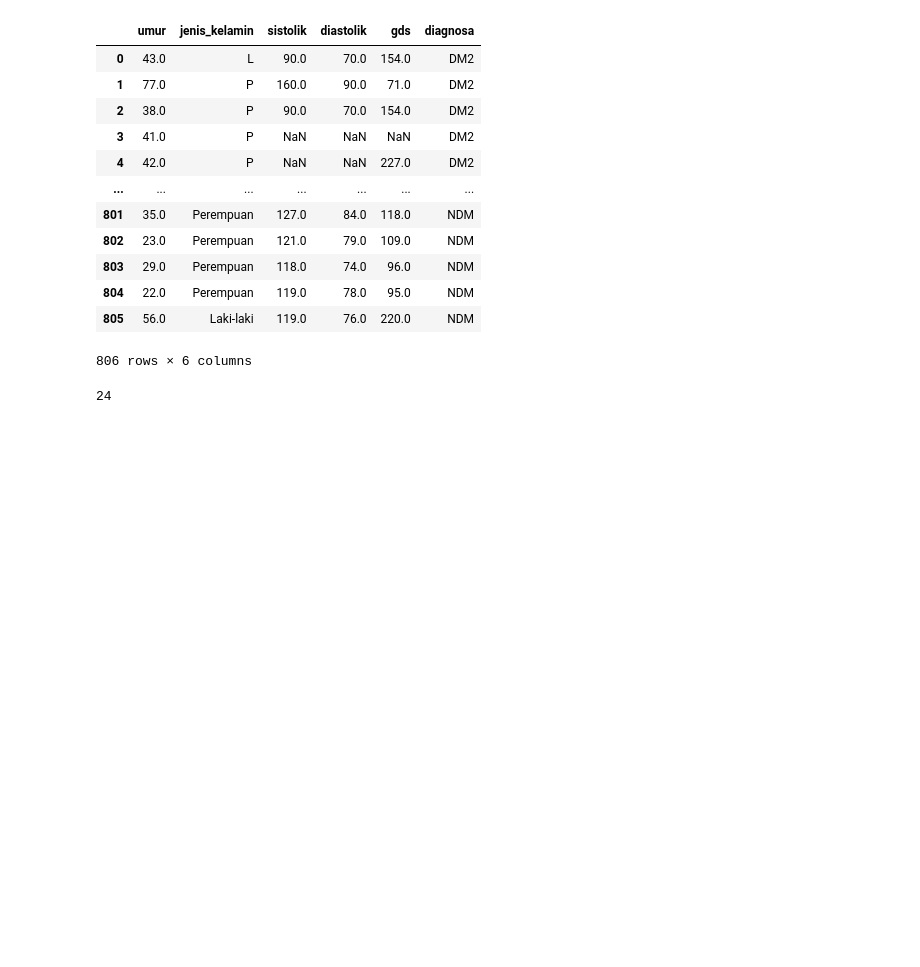
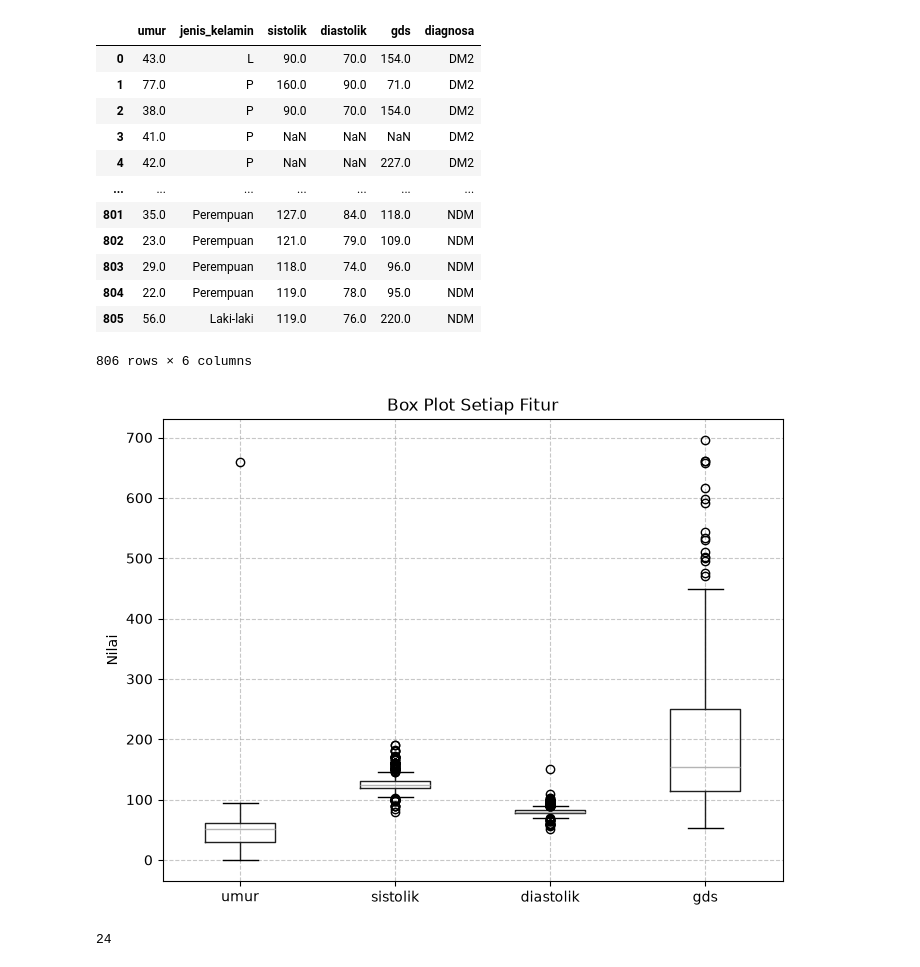
Before and after one commit to FajarRAP/januar-thesis-data-processing, a Jupyter notebook: app.ipynb, the cells around one changed output. Cells and saved outputs as stored; diff of their text form; code cells hidden in the pictures; blank space fills up the shorter version.

Commit message:
feat (app): add box plot and histogram for numeric features

```diff
--- a/app.ipynb
+++ b/app.ipynb
@@ -8,3 +16,18 @@ from utils.helpers import min_max_normalization, to_percent
+# %%
+def drawBoxPlot(df: pd.DataFrame):
+    plt.figure(figsize=(8, 6))
+    numeric_df = df.select_dtypes(include=[np.number])
+    numeric_df.boxplot()
+    plt.title("Box Plot Setiap Fitur")
+    plt.ylabel("Nilai")
+    plt.grid(True, linestyle="--", alpha=0.7)
+    plt.show()
+
+
+    # plt.figure(figsize=(6, 4))
+    # sns.boxplot(x=df[col].dropna())
+    # plt.title(f'Boxplot Data {col}')
+    # plt.show()
 # %%
 # dm2 anu murni dm2 hngkl
 # dm2-all anu boga panyakit lain diasupken, tuluy direname
@@ -24,6 +47,10 @@ df
 | 804 | 22.0 | Perempuan | 119.0 | 78.0 | 95.0 | NDM |
 | 805 | 56.0 | Laki-laki | 119.0 | 76.0 | 220.0 | NDM |
 806 rows × 6 columns
+# %%
+drawBoxPlot(df)
+# %% [output]
+[figure, added]
 # %%
 missingSistolikCount = df['sistolik'].isna().sum()
 print(missingSistolikCount)
```
Also changed, not shown: parts of 11 cells of this notebook.
